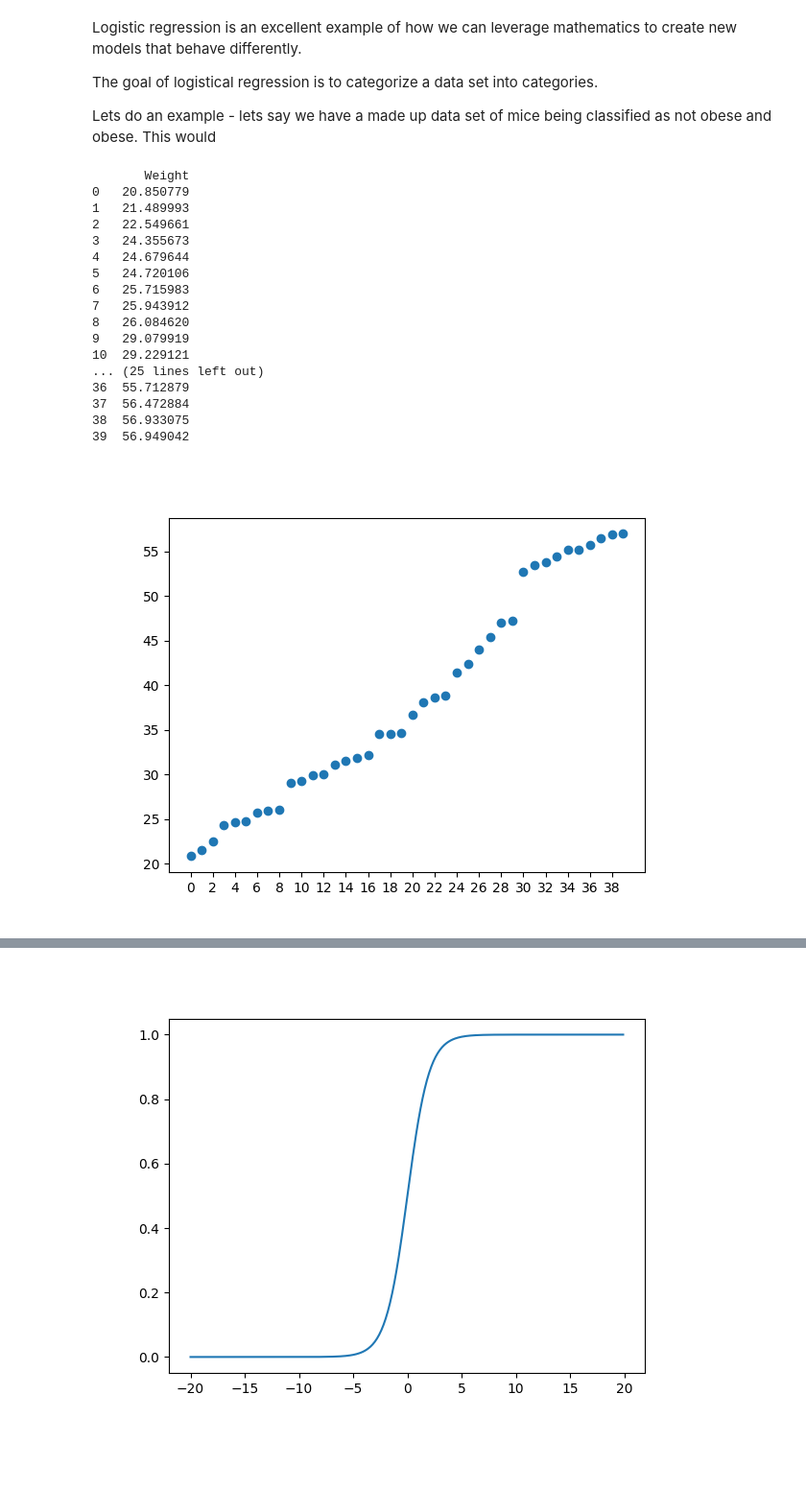
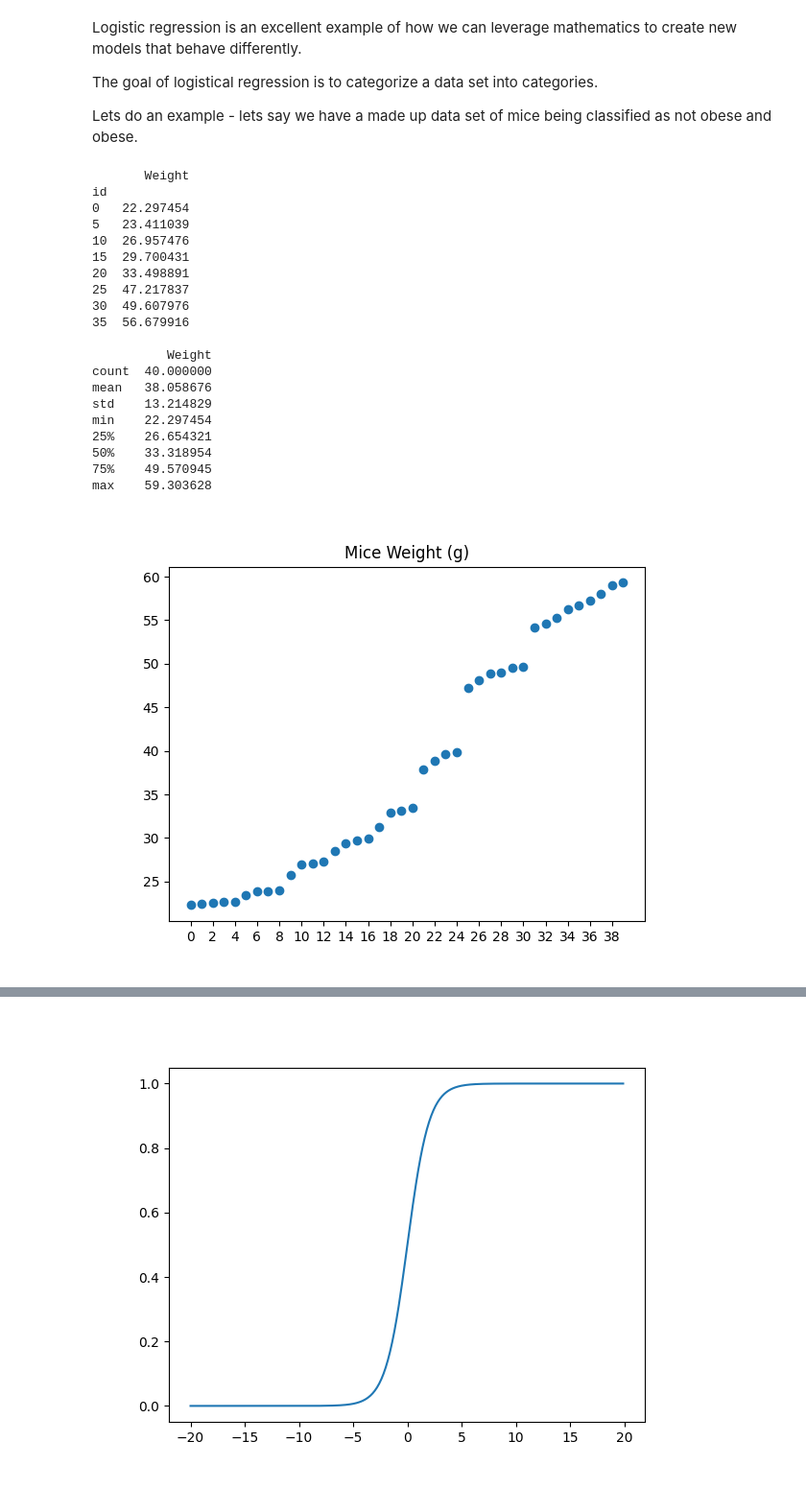
Before and after one commit to NCState-Exploring-Machine-Learning/unit-4-logistic-regression, a Jupyter notebook: logistic-regression.ipynb, the cells around one changed output, grey strips where cells are left out. Shown at 96% size. Drawn from its saved outputs; the diff is of its cells as text; code cells hidden in the pictures; blank space fills up the shorter version.

```diff
--- a/logistic-regression.ipynb
+++ b/logistic-regression.ipynb
@@ -6,6 +6,6 @@ Logistic regression is an excellent example of how we can leverage mathematics t
 
 The goal of logistical regression is to categorize a data set into categories.
 
-Lets do an example - lets say we have a made up data set of mice being classified as not obese and obese. This would
+Lets do an example - lets say we have a made up data set of mice being classified as not obese and obese.
 # %%
 import pandas as pd
@@ -15,40 +15,48 @@ import matplotlib.pyplot as plt
 from sklearn.linear_model import LinearRegression, LogisticRegression
 from sklearn.model_selection import train_test_split
 # %%
-# Generate Random Weights between 2 grams and 20 grams
+# Generate Random Weights between 20 grams and 60 grams
 weight = np.random.uniform(20, 60, size=40)
+
+# Sort for better visualization
 weight.sort(0)
 
-# Combine lengths and weights into a 2D NumPy array
-mice_np = np.array(weight)
-mice_dataset = pd.DataFrame(mice_np)
+# Convert to Dataframe
+mice_dataset = pd.DataFrame(weight)
 mice_dataset.columns = ["Weight"]
-print(mice_dataset)
+mice_dataset.index.name = "id"
+print(mice_dataset[0::5])
+print()
+print(mice_dataset.describe())
 # %% [output]
        Weight
-0   20.850779
-1   21.489993
-2   22.549661
-3   24.355673
-4   24.679644
-5   24.720106
-6   25.715983
-7   25.943912
-8   26.084620
-9   29.079919
-10  29.229121
-... (25 lines left out)
-36  55.712879
-37  56.472884
-38  56.933075
-39  56.949042
+id
+0   22.297454
+5   23.411039
+10  26.957476
+15  29.700431
+20  33.498891
+25  47.217837
+30  49.607976
+35  56.679916
+
+          Weight
+count  40.000000
+mean   38.058676
+std    13.214829
+min    22.297454
+25%    26.654321
+50%    33.318954
+75%    49.570945
+max    59.303628
 # %%
 plt.figure()
+plt.title("Mice Weight (g)")
 plt.plot(mice_dataset, 'o')
 plt.xticks(mice_dataset.index[::2])
 plt.show()
 # %% [output]
-[figure, old version]
+[figure, new version]
 # %%
 linear_regression_model = LinearRegression()
 linear_regression_model.fit( np.array(mice_dataset.index).reshape(-1, 1), mice_dataset.values)
```
Also changed, not shown: parts of 14 cells of this notebook, 2 other files.
